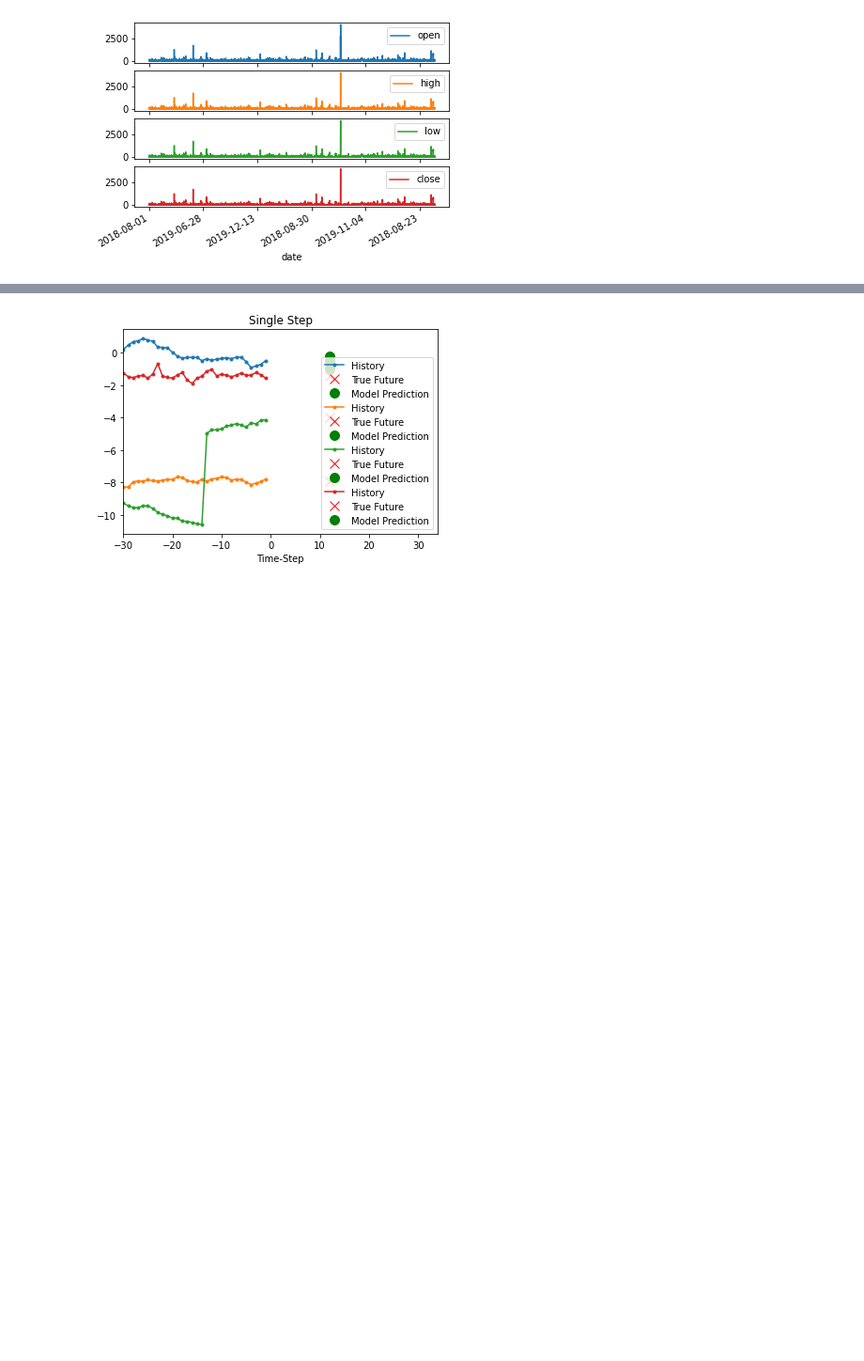
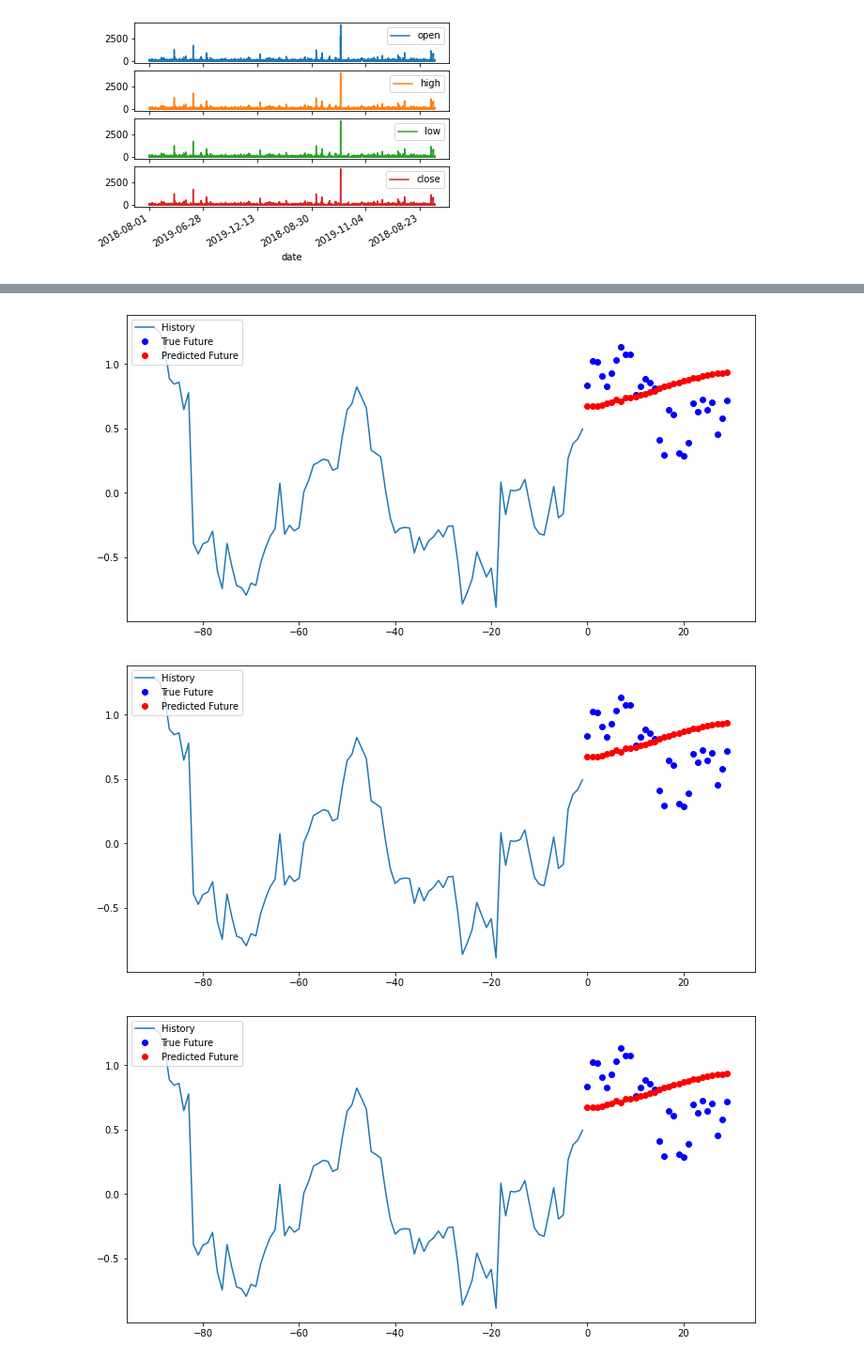
Before and after one commit to Matthew-Beliveau/Momentum-Trading-Testing-Bot, a Jupyter notebook: neural_network.ipynb, the cells around one changed output, grey strips where cells are left out. Shown at 94% size. Cells and saved outputs as stored; diff of their text form; code cells hidden in the pictures; blank space fills up the shorter version.

Commit message:
Updated CNN model

```diff
--- a/neural_network.ipynb
+++ b/neural_network.ipynb
@@ -48,10 +41,7 @@ std = data[:TRAINING].std(axis=0)
 data = (data - mean) / std
 # %%
 x_train, y_train = multivariate_data(data, data[:, 1], 0,
-                                     TRAINING, 30, 1, 1,
-                                     single_step=True)
+                                     TRAINING, 90, 30, 1)
 x_val, y_val = multivariate_data(data, data[:, 1],
                                  TRAINING, None,
-                                 30, 1, 1,
-                                 single_step=True)
-x_train[0].shape
+                                 90, 30, 1)
@@ -106,0 +56,32 @@ plot_history(step_hist,
+# %%
+model = tf.keras.models.Sequential()
+'''model.add(tf.keras.layers.LSTM(100, kernel_initializer='random_uniform'))
+model.add(tf.keras.layers.Dropout(0.5))
+model.add(tf.keras.layers.Dense(20,activation='relu'))
+model.add(tf.keras.layers.Dense(30,activation='sigmoid'))
+optimizer = tf.keras.optimizers.RMSprop()
+model.compile(loss='mean_squared_error', optimizer=optimizer)'''
+
+'''model.add(tf.keras.layers.LSTM(units=50,return_sequences=True,input_shape=x_train.shape[-2:]))
+model.add(tf.keras.layers.Dropout(0.2))
+model.add(tf.keras.layers.LSTM(units=50,return_sequences=True))
+model.add(tf.keras.layers.Dropout(0.2))
+model.add(tf.keras.layers.LSTM(units=50,return_sequences=True))
+model.add(tf.keras.layers.Dropout(0.2))
+model.add(tf.keras.layers.LSTM(units=50))
+model.add(tf.keras.layers.Dropout(0.2))
+model.add(tf.keras.layers.Dense(30))
+model.compile(optimizer='adam',loss='mean_squared_error')'''
+
+#model.add(tf.keras.layers.Dropout(0.2))
+model.add(tf.keras.layers.LSTM(32,
+                               return_sequences=True,
+                               input_shape=x_train.shape[-2:]))
+model.add(tf.keras.layers.LSTM(16, activation='relu'))
+model.add(tf.keras.layers.Dense(30))
+model.compile(optimizer=tf.keras.optimizers.RMSprop(clipvalue=1.0), loss='mae')
+
+multi_step_history = model.fit(train_data, epochs=10,
+                                          steps_per_epoch=100,
+                                          validation_data=valid_data,
+                                          validation_steps=50)
@@ -107,8 +112,7 @@ plot_history(step_hist,
 # %%
 for x, y in valid_data.take(4):
-    plot = show_plot([x[0][:, 1].numpy(), y[0].numpy(),
-                     model.predict(x)[0]], 12,
-                     'Single Step')
-plot.show()
+  multi_step_plot(x[0], y[0], model.predict(x)[0])
 # %% [output]
-[figure, old version]
+[figure, new version]
+[figure, added]
+[figure, added]
```
Also changed, not shown: parts of 11 cells of this notebook.
